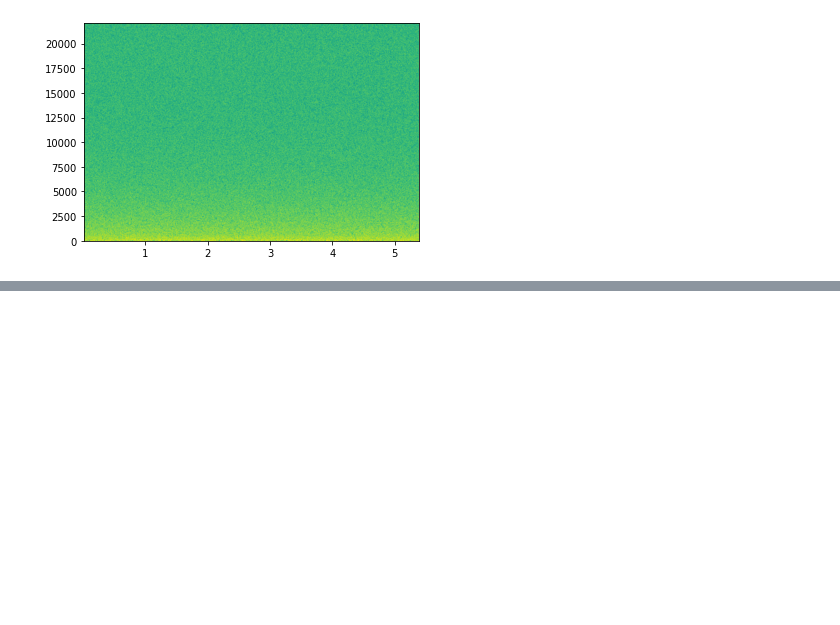
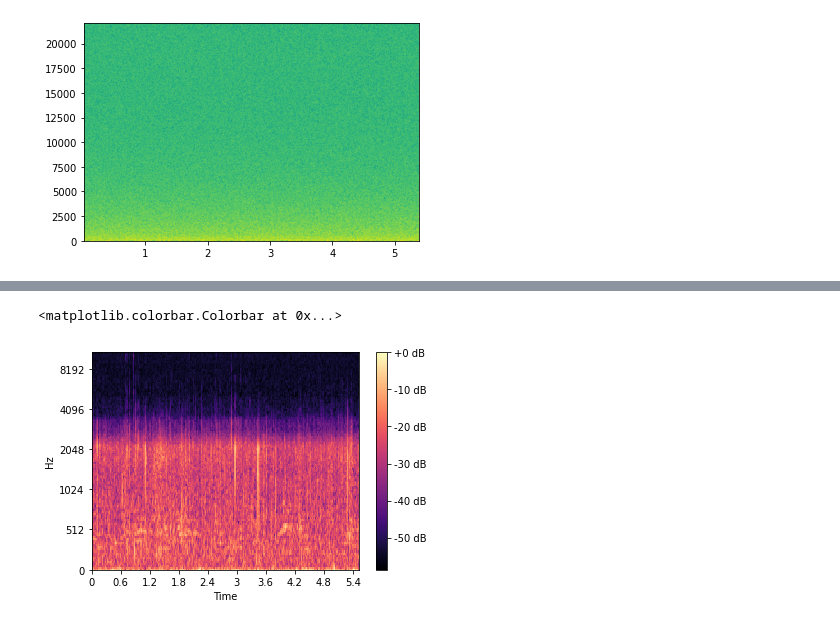
Before and after one commit to lukaschoebel/bed, a Jupyter notebook: notebooks/playground.ipynb, the cells around one changed output, grey strips where cells are left out. Cells and saved outputs as stored; diff of their text form; code cells hidden in the pictures; blank space fills up the shorter version.

```diff
--- a/notebooks/playground.ipynb
+++ b/notebooks/playground.ipynb
@@ -80,0 +104,5 @@ Pxx, freqs, bins, im = plt.specgram(desk_samples, NFFT=1024, Fs=desk_sr, noverla
+# %%
+nou.plot_mel(worms_samples, worms_sr)
+# %% [output]
+<matplotlib.colorbar.Colorbar at 0x...>
+[figure, added]
```
Also changed, not shown: parts of 5 cells of this notebook, 2 other files.
